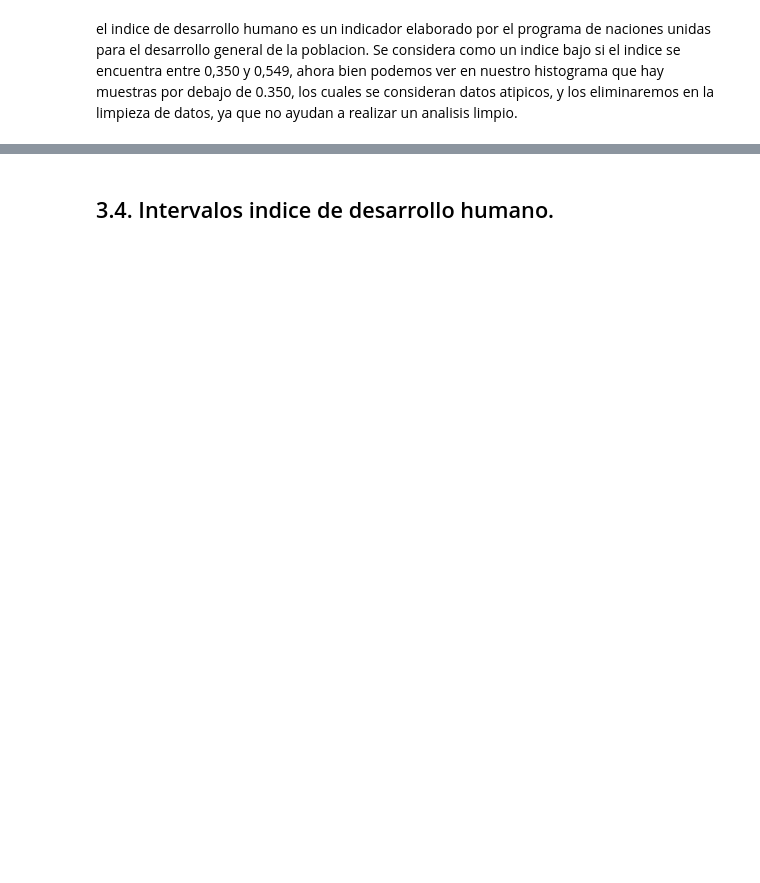
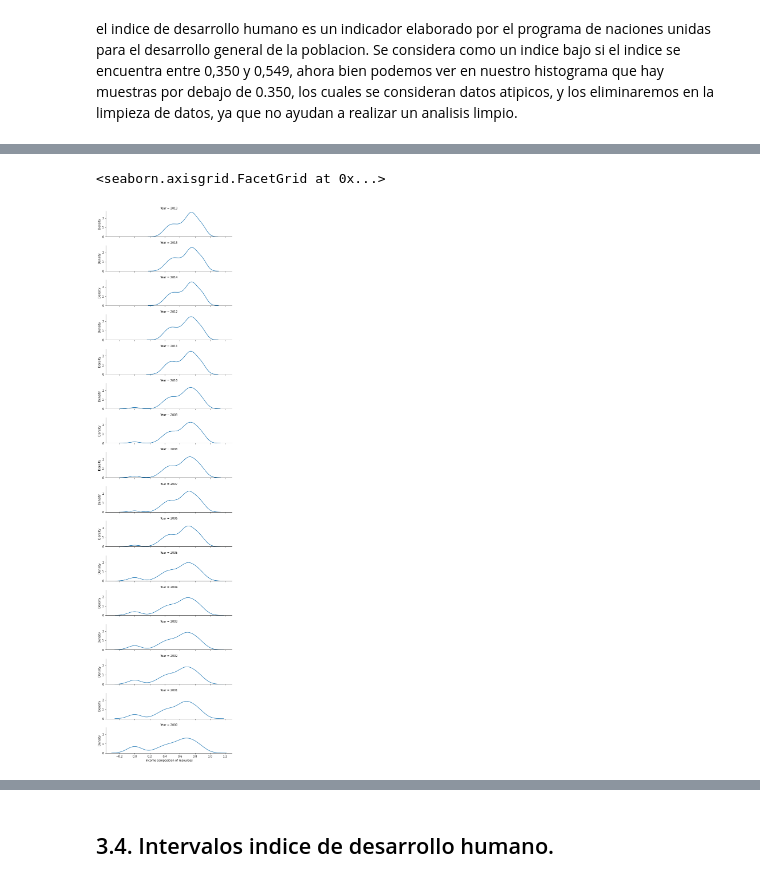
Before and after one commit to julianmoreno1123/Analitica-de-datos, a Jupyter notebook: Proyecto.ipynb, the cells around one changed output, grey strips where cells are left out. Cells and saved outputs as stored; diff of their text form; code cells hidden in the pictures; blank space fills up the shorter version.

```diff
--- a/Proyecto.ipynb
+++ b/Proyecto.ipynb
@@ -374,0 +376,8 @@ el indice de desarrollo humano es un indicador  elaborado por el programa de nac
+# %%
+awa= df.Year.value_counts().index
+g = sns.FacetGrid(df, row="Year", row_order=awa,
+                  height=1.7, aspect=4,)
+g.map(sns.kdeplot, "Income composition of resources")
+# %% [output]
+<seaborn.axisgrid.FacetGrid at 0x...>
+[figure, added]
```
Also changed, not shown: parts of 22 cells of this notebook.
